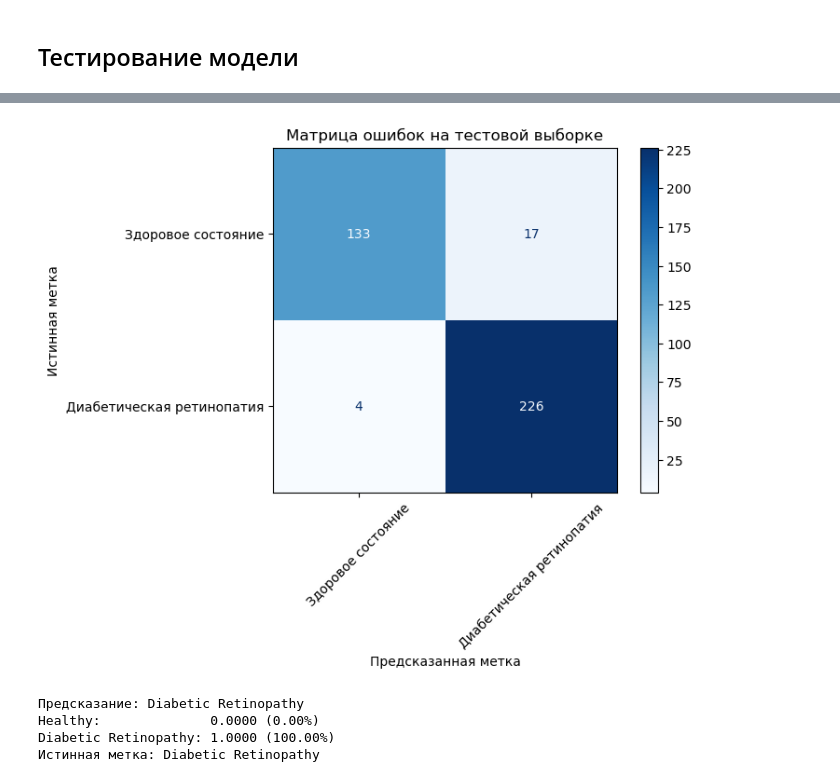
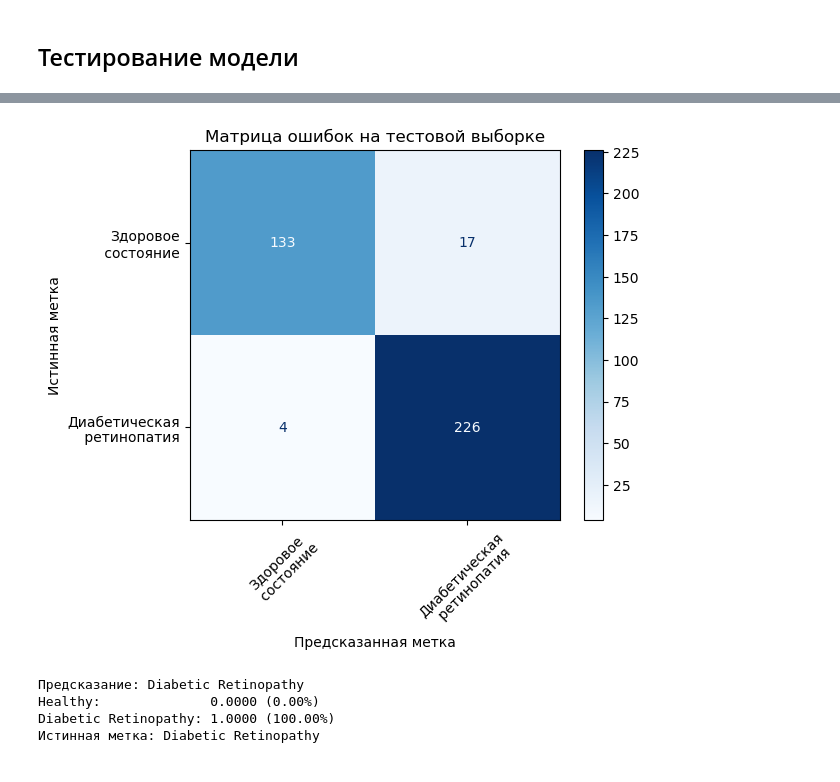
Before and after one commit to BaUniv2025/Blindness-Detection, a Jupyter notebook: training.ipynb, the cells around one changed output, grey strips where cells are left out. Cells and saved outputs as stored; diff of their text form; code cells hidden in the pictures.

Commit message:
refine graphics

```diff
--- a/training.ipynb
+++ b/training.ipynb
@@ -550,7 +550,7 @@ model.eval()
 evaluate_binary_model(
     model,
     test_loader,
-    class_names=["Здоровое состояние", "Диабетическая ретинопатия"],
+    class_names=["Здоровое\n состояние", "Диабетическая\n ретинопатия"],
     threshold=0.5
 )
 # %% [output]
@@ -567,4 +569,4 @@ evaluate_binary_model(
-[figure, old version]
+[figure, new version]
 # %%
 import random
 from utils.visualisation import generate_gradcam, draw_aggressive_merged_boxes
```
